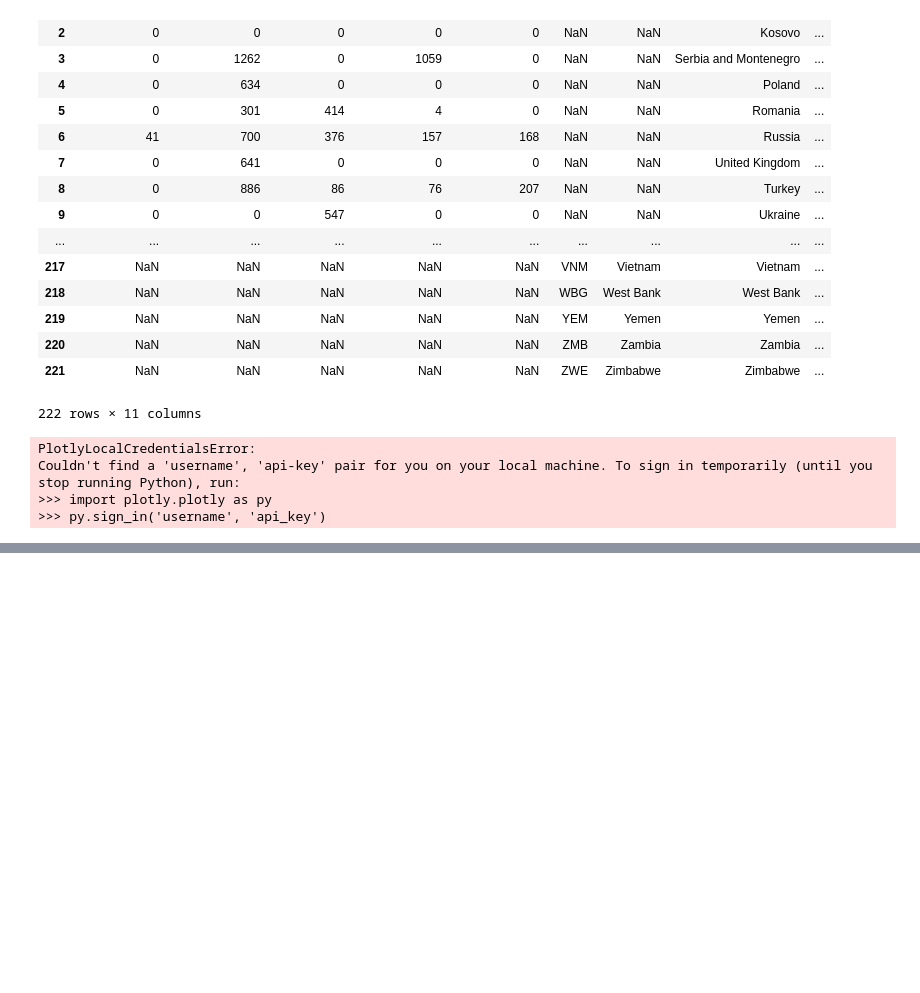
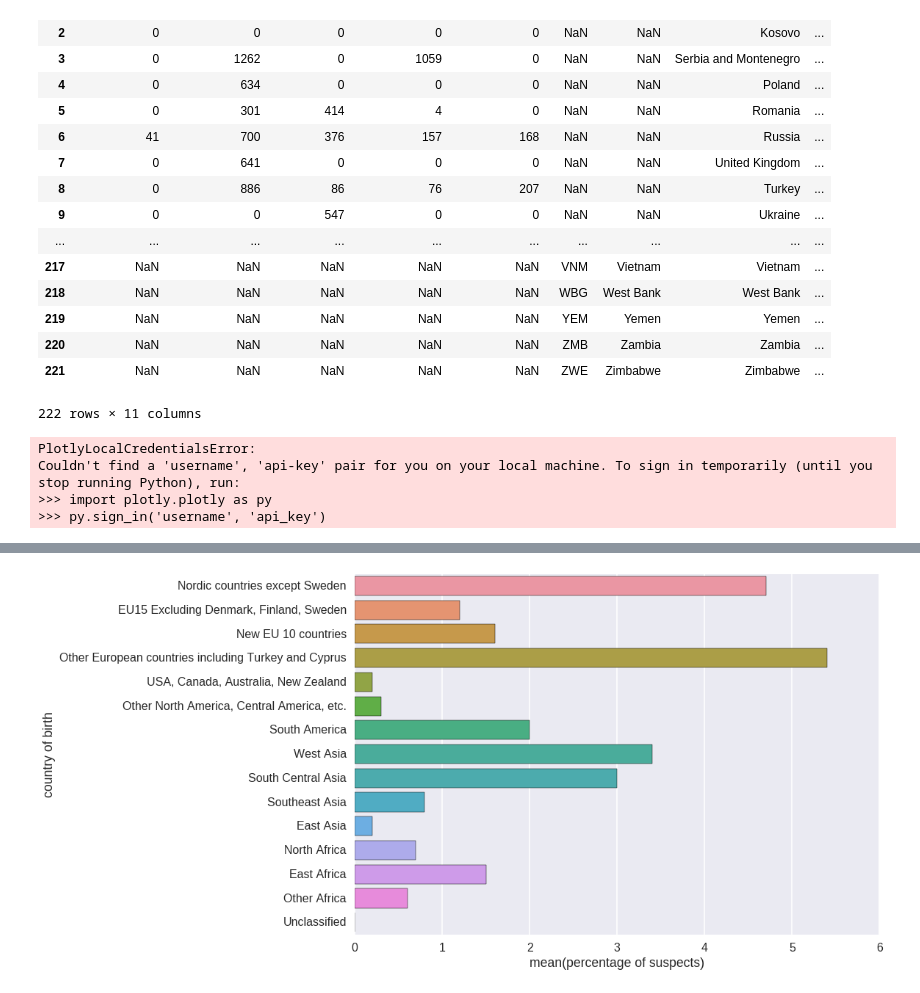
Before and after one commit to skchandra/DataScience16CTW, a Jupyter notebook: immigration_plots.ipynb, the cells around one changed output, grey strips where cells are left out. Cells and saved outputs as stored; diff of their text form; code cells hidden in the pictures; blank space fills up the shorter version.

Commit message:
cleaned up data and added iteration 1 visuals

```diff
--- a/immigration_plots.ipynb
+++ b/immigration_plots.ipynb
@@ -235,3 +235,11 @@ PlotlyLocalCredentialsError:
 Couldn't find a 'username', 'api-key' pair for you on your local machine. To sign in temporarily (until you stop running Python), run:
 >>> import plotly.plotly as py
 >>> py.sign_in('username', 'api_key')
+# %%
+%matplotlib inline
+import matplotlib.pyplot as plt
+import seaborn as sns
+import pandas as pd
+
+overrep_df = pd.read_table('respondent_birth_country_overrepresentation.txt', sep='|')
+overrep_df.head()
@@ -237,0 +253,6 @@ Couldn't find a 'username', 'api-key' pair for you on your local machine. To sig
+# %%
+sns.set_context("poster")
+sns.barplot(y="country of birth", x="percentage of suspects", data=overrep_df);
+plt.show()
+# %% [output]
+[figure, added]
```
Also changed, not shown: parts of 6 cells of this notebook, 2 other files.
